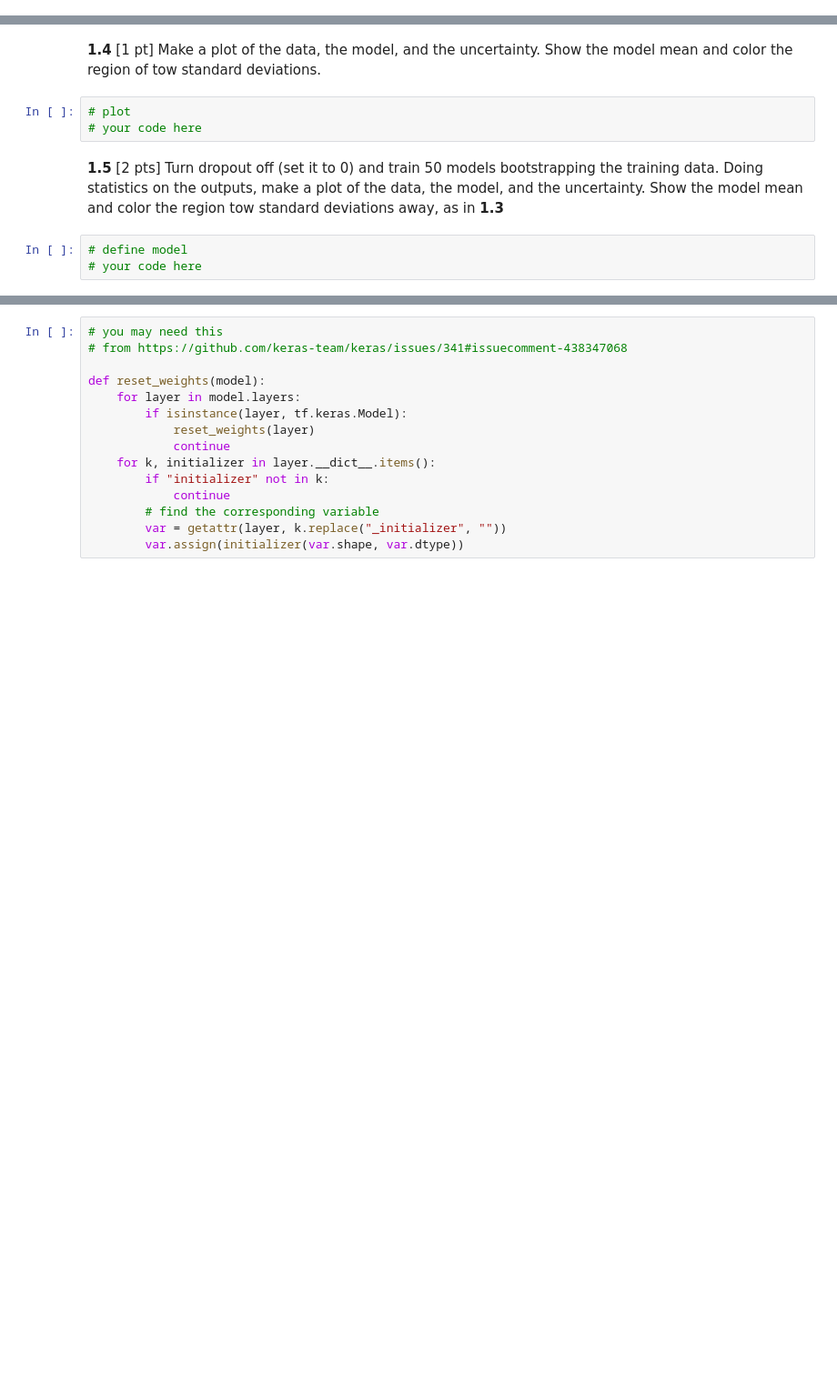
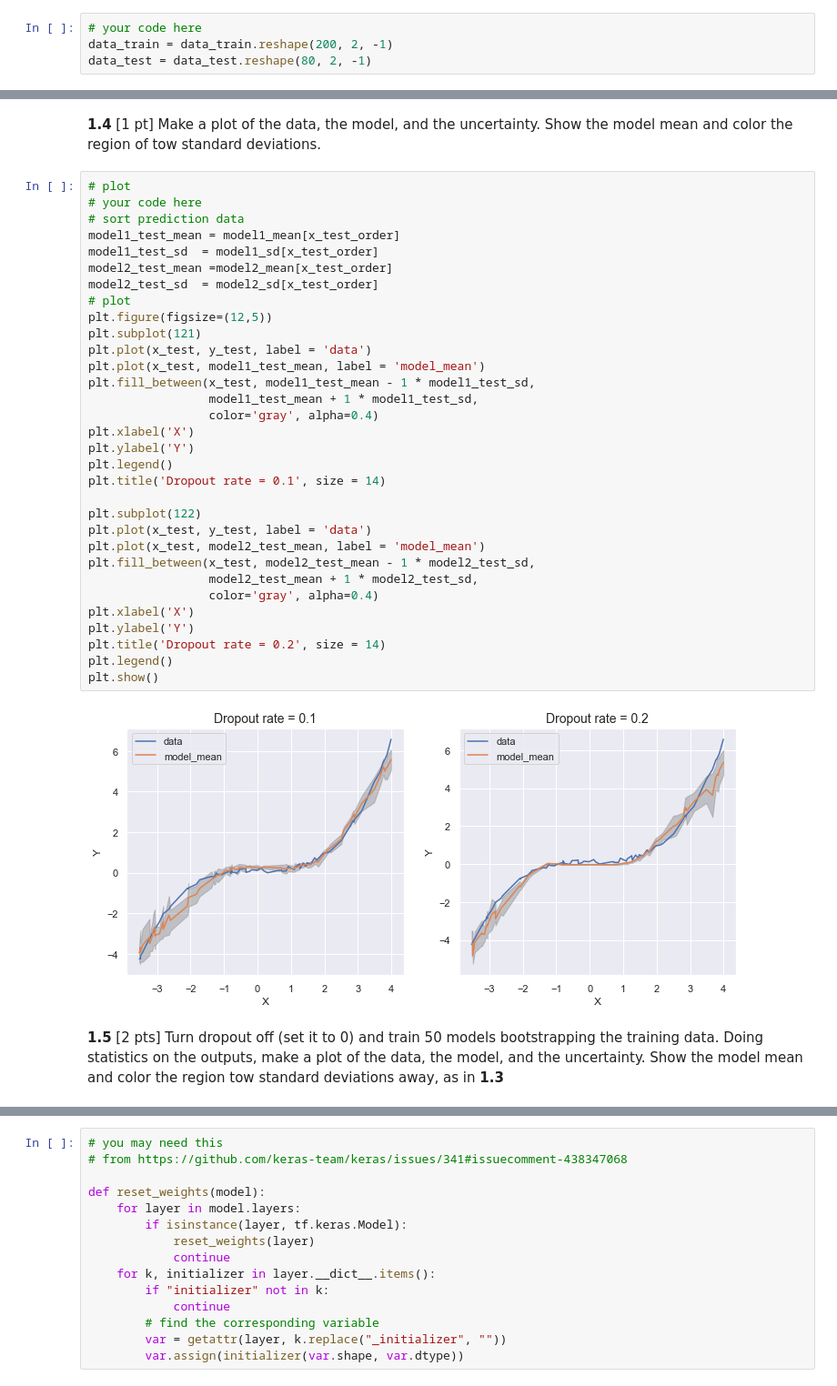
Before and after one commit to Ruby122/2020-CS109B, a Jupyter notebook: content/homeworks/hw07/cs109b_hw7_209.ipynb, the cells around one changed output, grey strips where cells are left out. Shown at 91% size. Saved outputs shown, nothing was run; the diff lists cells and outputs as text; blank space fills up the shorter version.

```diff
--- a/content/homeworks/hw07/cs109b_hw7_209.ipynb
+++ b/content/homeworks/hw07/cs109b_hw7_209.ipynb
@@ -127,3 +125,7 @@ plt.show()
+# %%
+# your code here
+data_train = data_train.reshape(200, 2, -1)
+data_test = data_test.reshape(80, 2, -1)
 # %% [markdown]
 **1.2** [2 pts] Create a fully connected neural network with 3 layers of 20 nodes each. Include dropout (using the Dropout class provided) before the last layer.
 # %%
@@ -184,10 +311,38 @@ class Dropout(layers.Dropout):
 # %% [markdown]
 **1.4** [1 pt] Make a plot of the data, the model, and the uncertainty. Show the model mean and color the region of tow standard deviations.
-# %%
-# plot
-# your code here
+# %%
+# plot
+# your code here
+# sort prediction data
+model1_test_mean = model1_mean[x_test_order]
+model1_test_sd  = model1_sd[x_test_order]
+model2_test_mean =model2_mean[x_test_order]
+model2_test_sd  = model2_sd[x_test_order]
+# plot
+plt.figure(figsize=(12,5))
+plt.subplot(121)
+plt.plot(x_test, y_test, label = 'data')
+plt.plot(x_test, model1_test_mean, label = 'model_mean')
+plt.fill_between(x_test, model1_test_mean - 1 * model1_test_sd,
+                 model1_test_mean + 1 * model1_test_sd,
+                 color='gray', alpha=0.4)
+plt.xlabel('X')
+plt.ylabel('Y')
+plt.legend()
+plt.title('Dropout rate = 0.1', size = 14)
+
+plt.subplot(122)
+plt.plot(x_test, y_test, label = 'data')
+plt.plot(x_test, model2_test_mean, label = 'model_mean')
+plt.fill_between(x_test, model2_test_mean - 1 * model2_test_sd,
+                 model2_test_mean + 1 * model2_test_sd,
+                 color='gray', alpha=0.4)
+plt.xlabel('X')
+plt.ylabel('Y')
+plt.title('Dropout rate = 0.2', size = 14)
+plt.legend()
+plt.show()
+# %% [output]
+[figure, added]
 # %% [markdown]
 **1.5** [2 pts] Turn dropout off (set it to 0) and train 50 models bootstrapping the training data. Doing statistics on the outputs, make a plot of the data, the model, and the uncertainty. Show the model mean and color the region tow standard deviations away, as in **1.3**
-# %%
-# define model
-# your code here
```
Also changed, not shown: parts of 22 cells of this notebook, 2 other files.
